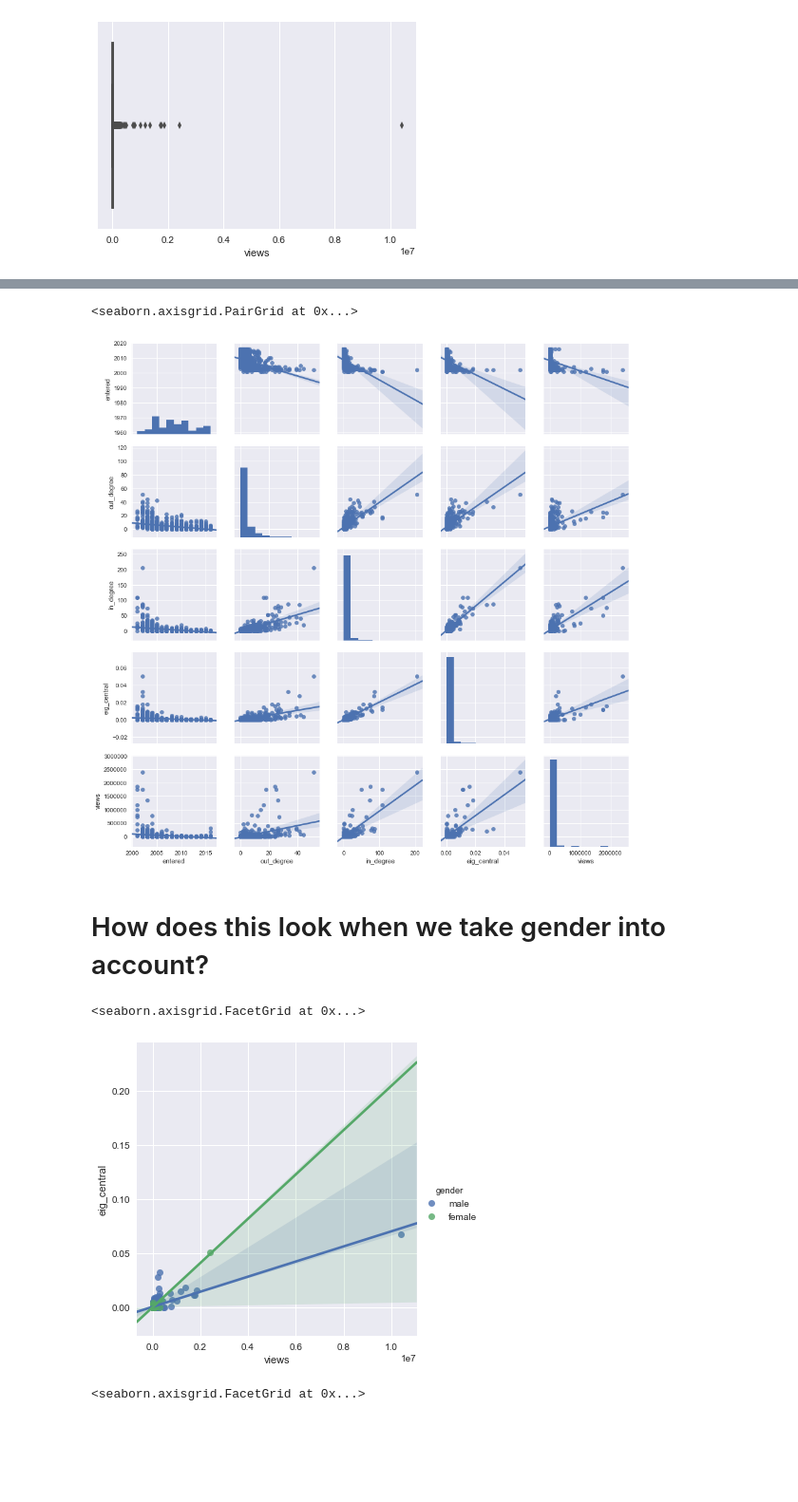
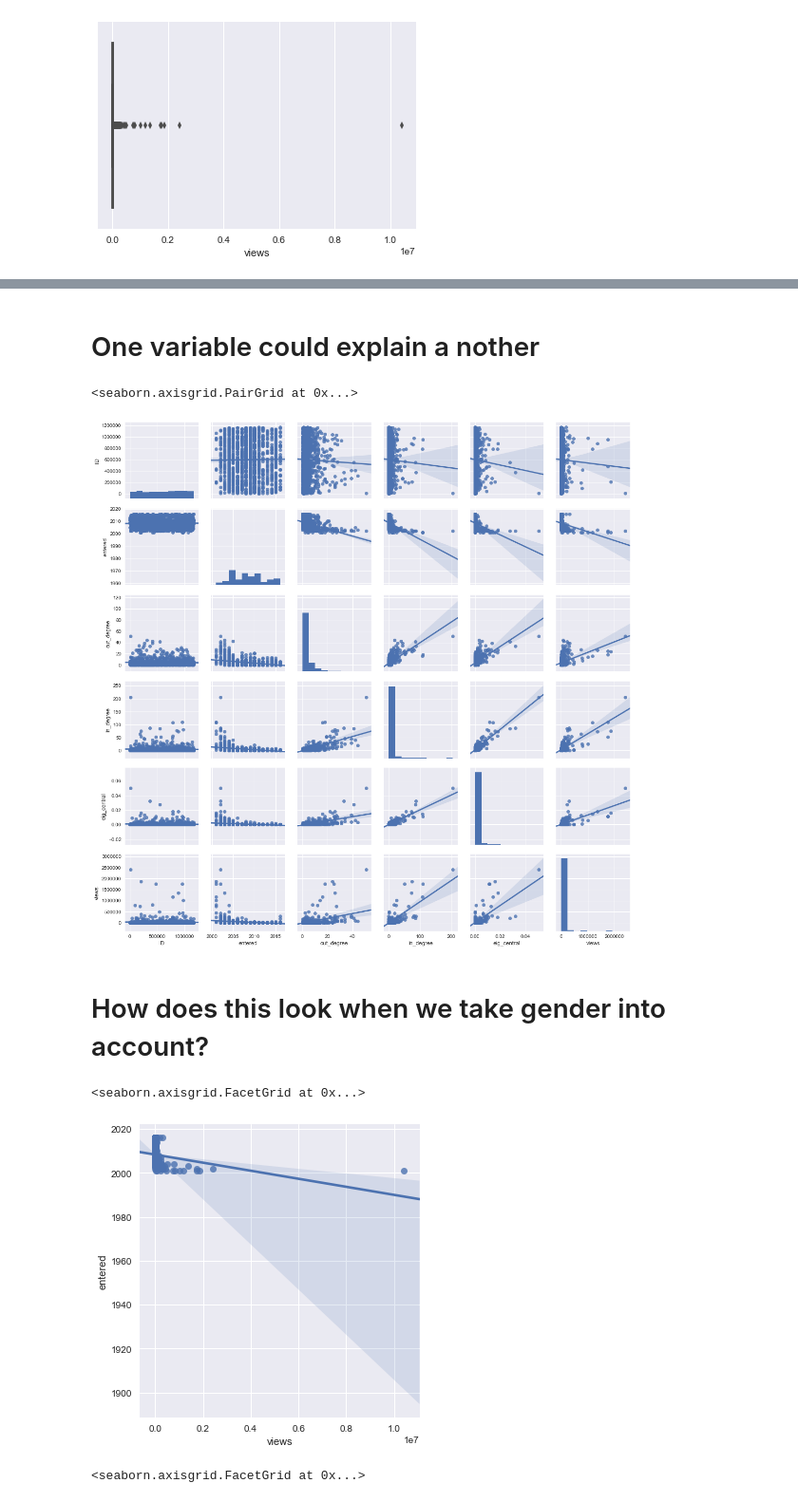
Before and after one commit to Muflhi01/workshop_girls_day, a Jupyter notebook: wikipedia_politician_networks.ipynb, the cells around one changed output, grey strips where cells are left out. Shown at 95% size. Drawn from its saved outputs; the diff is of its cells as text; code cells hidden in the pictures; blank space fills up the shorter version.

Commit message:
wiki politicians code done

```diff
--- a/wikipedia_politician_networks.ipynb
+++ b/wikipedia_politician_networks.ipynb
@@ -92,7 +154,7 @@ def add_doc_length(df):
 # %% [markdown]
 # Loading Data
 # %%
-data = pd.read_pickle("german_politicians")
+data = pd.read_pickle("data/german_politicians")
 # %%
 data.head()
 # %% [output]
@@ -180,17 +300,19 @@ sns.regplot("views","eig_central", data=data)
+# %% [markdown]
+# One variable could explain a nother
 # %%
-data2 = data.drop(4526)
+data2 = data.drop(4526) # removing the outlier
 data2
 sns.pairplot(data2, kind='reg')
 # %% [output]
 <seaborn.axisgrid.PairGrid at 0x...>
-[figure, old version]
+[figure, new version]
 # %% [markdown]
 # How does this look when we take gender into account?
 # %%
-sns.lmplot("views","eig_central", hue="gender", data=data)
+sns.lmplot("views","entered",data=data)
 # %% [output]
 <seaborn.axisgrid.FacetGrid at 0x...>
-[figure, old version]
+[figure, new version]
 # %%
 sns.lmplot("views","in_degree", hue="gender", data=data)
 # %% [output]
```
Also changed, not shown: parts of 51 cells of this notebook, 25 other files.
